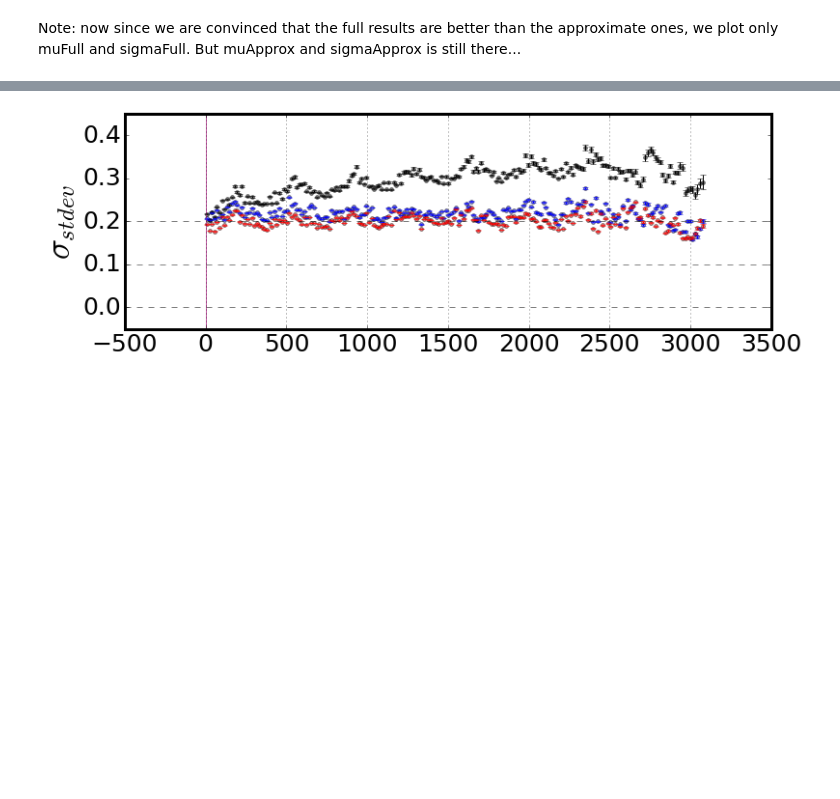
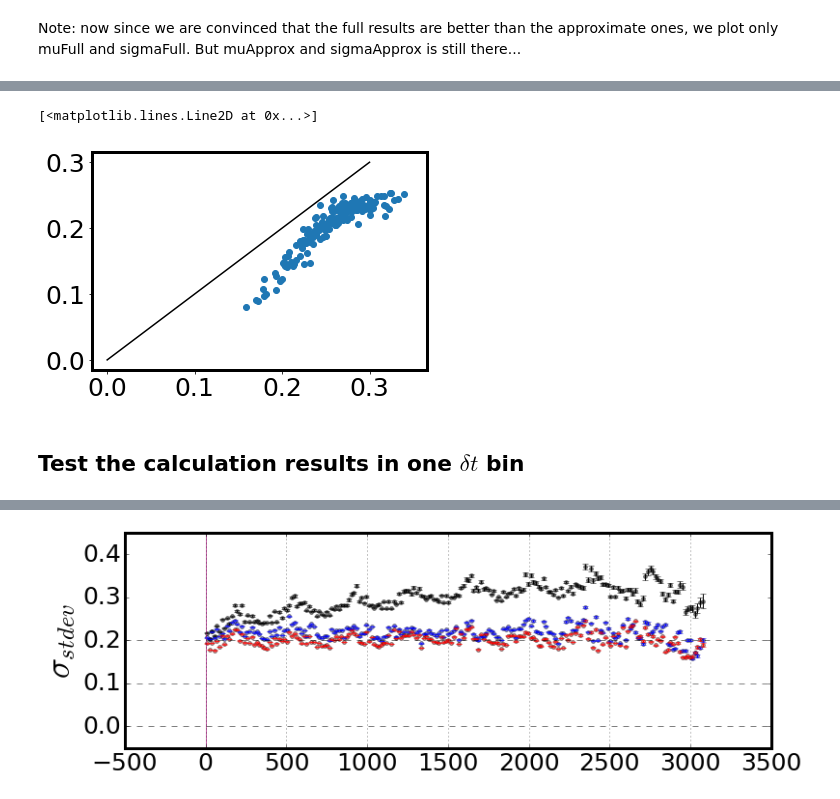
Before and after one commit to suberlak/CRTS_PROJECT, a Jupyter notebook: D_Fig_2_CRTS_sel_r_cut.ipynb, the cells around one changed output, grey strips where cells are left out. Saved outputs shown, nothing was run; the diff lists cells and outputs as text; code cells hidden in the pictures; blank space fills up the shorter version.

```diff
--- a/D_Fig_2_CRTS_sel_r_cut.ipynb
+++ b/D_Fig_2_CRTS_sel_r_cut.ipynb
@@ -75,8 +128,11 @@ inDirQSO = '../data_products/sf_file_per_LC/qso/'
 out_dic = {}
 
 # read the simple way , no need to do the generic read ...
-out_dic['qso'] = mod.faster_read_xi_ei(inDirSF = inDirQSO,good_ids = good_ids_QSO )
-out_dic['starsB'] = mod.faster_read_xi_ei(inDirSF = inDirStars,good_ids = good_ids_S_blue )
-out_dic['starsR'] = mod.faster_read_xi_ei(inDirSF = inDirStars,good_ids = good_ids_S_red )
+out_dic['qso'] = mod.faster_read_xi_ei(inDirSF = inDirQSO,
+                                       good_ids = good_ids_QSO )
+out_dic['starsB'] = mod.faster_read_xi_ei(inDirSF = inDirStars,
+                                          good_ids = good_ids_S_blue )
+out_dic['starsR'] = mod.faster_read_xi_ei(inDirSF = inDirStars,
+                                          good_ids = good_ids_S_red )
 # %% [output]
 Reading in tau,xi,ei  for 747 objects
@@ -185,15 +249,15 @@ for obj in out_dic.keys():
 
     # Pull out some tau to plot means : common to all panels
     binned_tau = binned_statistic(tau, tau, statistic='mean', bins=nbins)
-    mean_tau = binned_tau[0]
+    mean_tau = binned_tau.statistic
     # Take N from each bin... 'count' function works like a regular histogram
     binned_count = binned_statistic(tau, tau, statistic='count', bins=nbins)
-    bin_count = binned_count[0]
+    bin_count = binned_count.statistic
     #bin_names = np.arange(1,len(binned_count[2]))
 
      # Calculate median preprocessed photometric error per bin
     binned_err_median = binned_statistic(tau, e_ij, statistic='median', bins=nbins)
-    err_median = binned_err_median[0]
+    err_median = binned_err_median.statistic
 
     # checking for empty bins : either mean or some custom function, but not
     # count! If statistic='count', then check for 0's , and not for nan's/
@@ -206,7 +270,7 @@ for obj in out_dic.keys():
     err_median = err_median[non_empty_bins]
 
     # Which point belongs to which bin
-    bin_number  = binned_tau[2]
+    bin_number  = binned_tau.binnumber
 
     ####
     ####  Panel 1 : Standard Deviation
@@ -215,7 +279,7 @@ for obj in out_dic.keys():
     rms_std = lambda x : np.std(x)
     stdev_binned = binned_statistic(tau, m_ij, statistic = rms_std,
                                               bins=nbins)
-    bin_stdev = stdev_binned[0][non_empty_bins]
+    bin_stdev = stdev_binned.statistic[non_empty_bins]
     #bin_number = stdev_binned[2]
      # since each point belongs to some bin : len(bin_number) =len(delflx)
 
@@ -251,7 +315,6 @@ for obj in out_dic.keys():
         xi = m_ij[bin_number == N]
         ei = e_ij[bin_number == N]
         print('N_points = %d'%len(xi))
-
         mu_approx, sig_approx = varF.approximate_mu_sigma(xi, ei)
         mu_full, sig_full =  varF.get_mu_sigma(xi,ei)
 
@@ -267,9 +330,11 @@ for obj in out_dic.keys():
     fname = outDir+str(Min)+'-'+str(Max)+'_'+obj+'.txt'
 
     data = np.column_stack((mean_tau, bin_stdev, bin_sigma_G, sig_bins['full'],
-                            sig_bins['approx'], mu_bins['full'], mu_bins['approx'], bin_count))
+                            sig_bins['approx'], mu_bins['full'], mu_bins['approx'],
+                            bin_count))
 
-    header = 'meanTau   stdev    sigmaG   sigmaFull  sigmaApprox   muFull  muApprox   binCount'
+    header = 'meanTau   stdev    sigmaG   sigmaFull  sigmaApprox   \
+    muFull  muApprox   binCount'
     np.savetxt(fname, data, fmt = '%s', delimiter = ' ' , header=header )
     print('Results saved as %s' % fname)
 
@@ -331,9 +395,10 @@ Reading from /Users/chris/GradResearch/CRTS_PROJECT/data_products/Fig_2_data/201
 Note: now since we are convinced that the full results are better than the approximate ones, we plot only muFull and sigmaFull. But muApprox and sigmaApprox is still there...
 # %%
 import matplotlib
+from matplotlib import rcParamsDefault
 from matplotlib import rcParams
 #matplotlib.rcParams['font.size'] = 17
-
+rcParams.update(rcParamsDefault)
 #matplotlib.rc('xtick', labelsize=15)
 #matplotlib.rc('ytick', labelsize=15)
 rcParams['ytick.labelsize'] = 25
@@ -535,0 +568,9 @@ OrderedDict([('qso',
+# %%
+#Show that indeed full vs approximate are slightly different, but not too much..
+plt.scatter(plot_data['qso']['sigmaFull'], plot_data['qso']['sigmaApprox'])
+plt.plot(np.linspace(0,0.3),np.linspace(0,0.3), color='black')
+# %% [output]
+[<matplotlib.lines.Line2D at 0x...>]
+[figure, added]
+# %% [markdown]
+## Test the calculation results in one $\delta t$ bin
```
Also changed, not shown: parts of 23 cells of this notebook.
